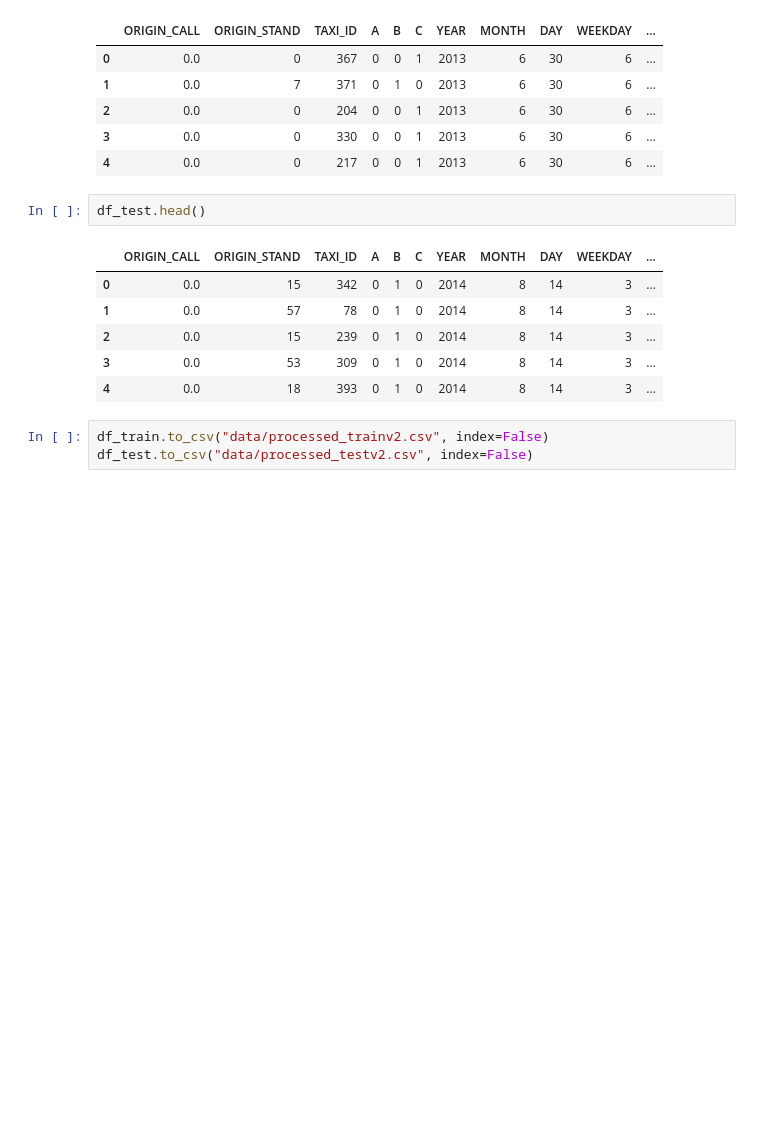
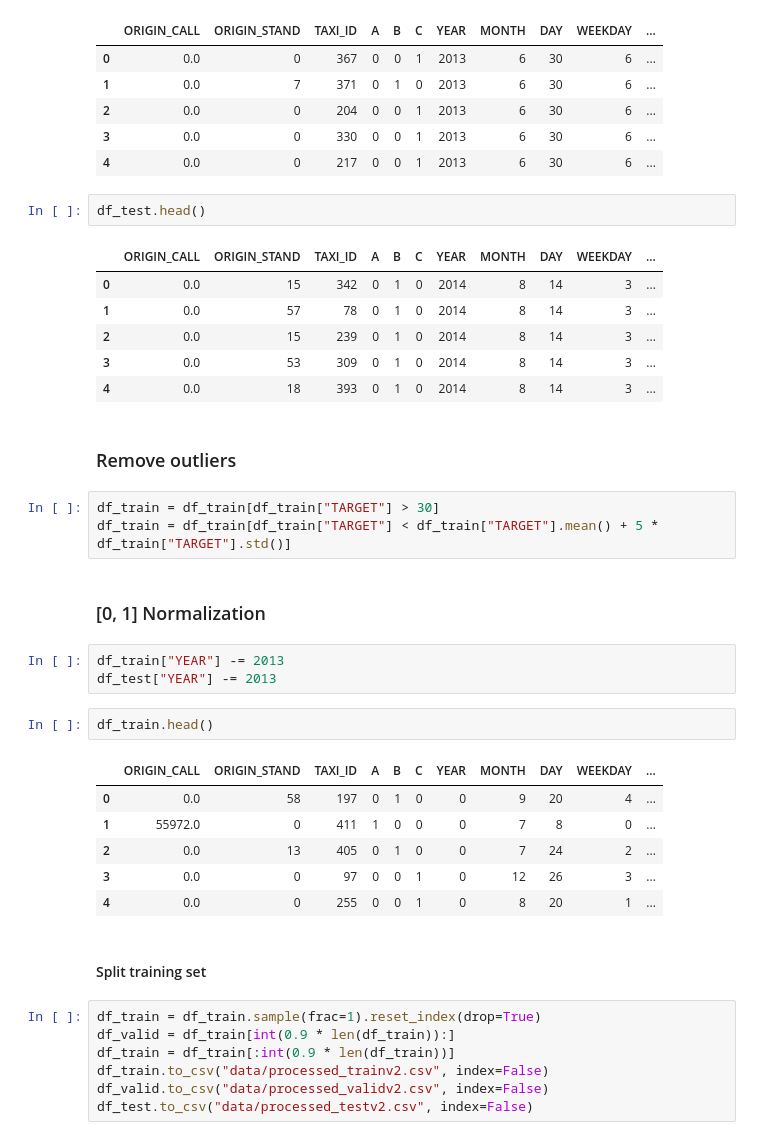
Before and after one commit to benjxia/CSE-151B-KAGGLE, a Jupyter notebook: preprocess.ipynb, the cells around one changed output. Cells and saved outputs as stored; diff of their text form; blank space fills up the shorter version.

```diff
--- a/preprocess.ipynb
+++ b/preprocess.ipynb
@@ -146,6 +149,31 @@ df_test.head()
 | 2 | 0.0 | 15 | 239 | 0 | 1 | 0 | 2014 | 8 | 14 | 3 | ... |
 | 3 | 0.0 | 53 | 309 | 0 | 1 | 0 | 2014 | 8 | 14 | 3 | ... |
 | 4 | 0.0 | 18 | 393 | 0 | 1 | 0 | 2014 | 8 | 14 | 3 | ... |
+# %% [markdown]
+### Remove outliers
+# %%
+df_train = df_train[df_train["TARGET"] > 30]
+df_train = df_train[df_train["TARGET"] < df_train["TARGET"].mean() + 5 * df_train["TARGET"].std()]
+# %% [markdown]
+### [0, 1] Normalization
+# %%
+df_train["YEAR"] -= 2013
+df_test["YEAR"] -= 2013
+# %%
+df_train.head()
+# %% [output]
+|  | ORIGIN_CALL | ORIGIN_STAND | TAXI_ID | A | B | C | YEAR | MONTH | DAY | WEEKDAY | ... |
+| 0 | 0.0 | 58 | 197 | 0 | 1 | 0 | 0 | 9 | 20 | 4 | ... |
+| 1 | 55972.0 | 0 | 411 | 1 | 0 | 0 | 0 | 7 | 8 | 0 | ... |
+| 2 | 0.0 | 13 | 405 | 0 | 1 | 0 | 0 | 7 | 24 | 2 | ... |
+| 3 | 0.0 | 0 | 97 | 0 | 0 | 1 | 0 | 12 | 26 | 3 | ... |
+| 4 | 0.0 | 0 | 255 | 0 | 0 | 1 | 0 | 8 | 20 | 1 | ... |
+# %% [markdown]
+#### Split training set
 # %%
+df_train = df_train.sample(frac=1).reset_index(drop=True)
+df_valid = df_train[int(0.9 * len(df_train)):]
+df_train = df_train[:int(0.9 * len(df_train))]
 df_train.to_csv("data/processed_trainv2.csv", index=False)
+df_valid.to_csv("data/processed_validv2.csv", index=False)
 df_test.to_csv("data/processed_testv2.csv", index=False)
```
Also changed, not shown: parts of 4 cells of this notebook, 6 other files.
